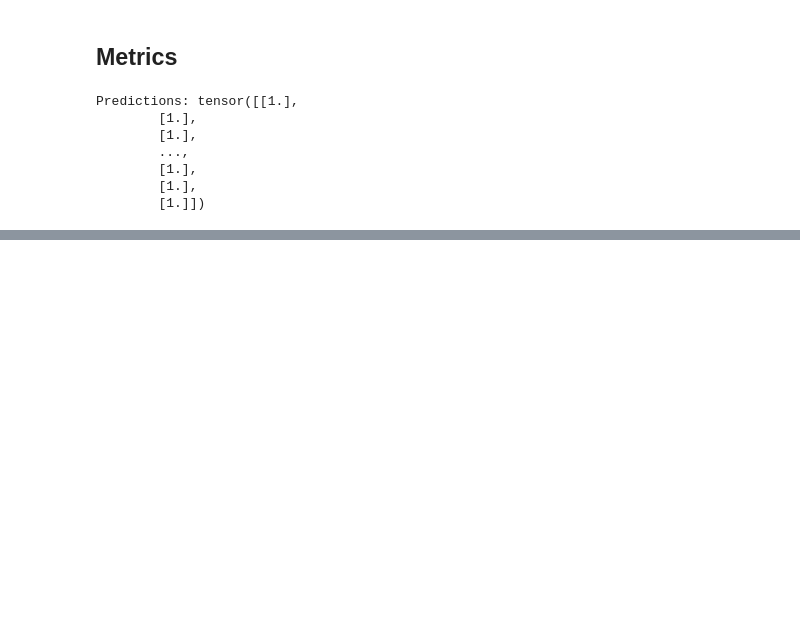
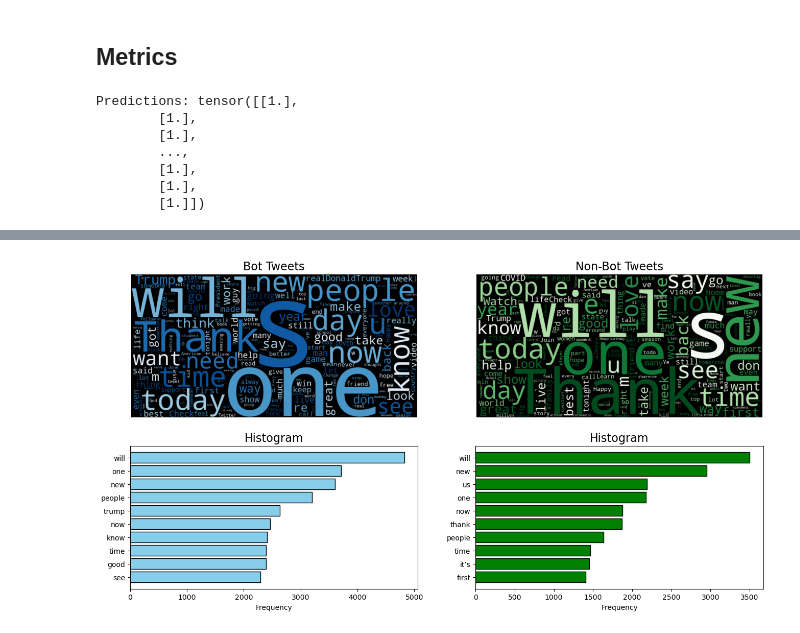
Before and after one commit to adjourn02/bot-detector, a Jupyter notebook: Improved_Implementation/Context_BiLSTM_With_Aux_Input.ipynb, the cells around one changed output, grey strips where cells are left out. Cells and saved outputs as stored; diff of their text form; code cells hidden in the pictures; blank space fills up the shorter version.

```diff
--- a/Improved_Implementation/Context_BiLSTM_With_Aux_Input.ipynb
+++ b/Improved_Implementation/Context_BiLSTM_With_Aux_Input.ipynb
@@ -405,0 +414,20 @@ print(TP, FP, TN, FN)
+# %%
+# convert the probabilities for ease of interpretation
+probs = torch.sigmoid(predictions).squeeze().numpy()
+# %%
+# pulling the raw data
+with open('../Data/test.json', 'r') as file:
+        data = json.load(file)
+
+# Flatten the JSON using json_normalize
+flattened_data = pd.json_normalize(data)
+
+# Convert the flattened data into a Pandas DataFrame
+df_raw = pd.DataFrame(flattened_data)
+
+# Explode the tweets column to separate each tweet into its own row
+df_explode_tweets = df_raw.explode('tweet').copy()
+
+# add the probabilities to the dataframe
+df_explode_tweets['prob'] = probs.tolist()
+df_explode_tweets
@@ -405,0 +448,58 @@ print(TP, FP, TN, FN)
+# %%
+# Combine tweet text into one big string
+bot_text = " ".join([str(t) for t in df_explode_tweets[df_explode_tweets['prob'] >= 0.5]['tweet'].tolist() if t is not None])
+non_bot_text = " ".join([str(t) for t in df_explode_tweets[df_explode_tweets['prob'] < 0.5]['tweet'].tolist() if t is not None])
+
+# make stopwords
+stopwords = set(STOPWORDS)
+stopwords.update([
+    "rt", "https", "co", "amp", "t.co", "the", "and", "is", "to", "in", "for", "of", "t",
+    "I", "a", "that", "this", "it", "on", "you", "with", "as", "at", "are", "be", "by", "an",
+    "not", "or", "The", "&amp;", "de", "la", "que", "el", "en", "y", "a", "los", "del", "se", "las",
+    "por", "un", "para", "con", "no", "una", "su", "al", "lo", "como", "it's",
+    "más", "pero", "sus", "le", "ya", "o", "este", "sí", "porque", "esta", "-", "this", "so", "just",
+    "what", "all", "if", "we", "my", "your", "they", "their", "them", "he", "she", "his", "her"
+])
+
+# Create word clouds
+bot_wc = WordCloud(width=800, height=400, background_color='black', colormap='Blues', stopwords= stopwords).generate(bot_text)
+non_bot_wc = WordCloud(width=800, height=400, background_color='black', colormap='Greens', stopwords= stopwords).generate(non_bot_text)
+
+
+bot_text_split = bot_text.lower().split()
+non_bot_text_split = non_bot_text.lower().split()
+bot_text_split = [word for word in bot_text_split if word not in stopwords]
+non_bot_text_split = [word for word in non_bot_text_split if word not in stopwords]
+
+bot_word_frequencies = Counter(bot_text_split)
+non_bot_word_frequencies = Counter(non_bot_text_split)
+
+# Get the most common words for the histogram
+bot_most_common_words = bot_word_frequencies.most_common(10)
+non_bot_most_common_words = non_bot_word_frequencies.most_common(10)
+
+bot_words, bot_frequencies = zip(*bot_most_common_words)
+non_bot_words, non_bot_frequencies = zip(*non_bot_most_common_words)
+
+# Plot
+fig, ax = plt.subplots(2, 2, figsize=(16, 8))
+ax[0][0].imshow(bot_wc, interpolation='bilinear')
+ax[0][0].set_title('Bot Tweets', fontsize=16)
+ax[0][0].axis('off')
+
+ax[0][1].imshow(non_bot_wc, interpolation='bilinear')
+ax[0][1].set_title('Non-Bot Tweets', fontsize=16)
+ax[0][1].axis('off')
+
+ax[1][0].barh(bot_words[::-1], bot_frequencies[::-1], color='skyblue', edgecolor='black')
+ax[1][0].set_xlabel('Frequency')
+ax[1][0].set_title("Histogram", fontsize=16)
+
+ax[1][1].barh(non_bot_words[::-1], non_bot_frequencies[::-1], color='green', edgecolor='black')
+ax[1][1].set_xlabel('Frequency')
+ax[1][1].set_title("Histogram", fontsize=16)
+
+
+plt.show()
+# %% [output]
+[figure, added]
```
Also changed, not shown: parts of 11 cells of this notebook, 1 other file.
